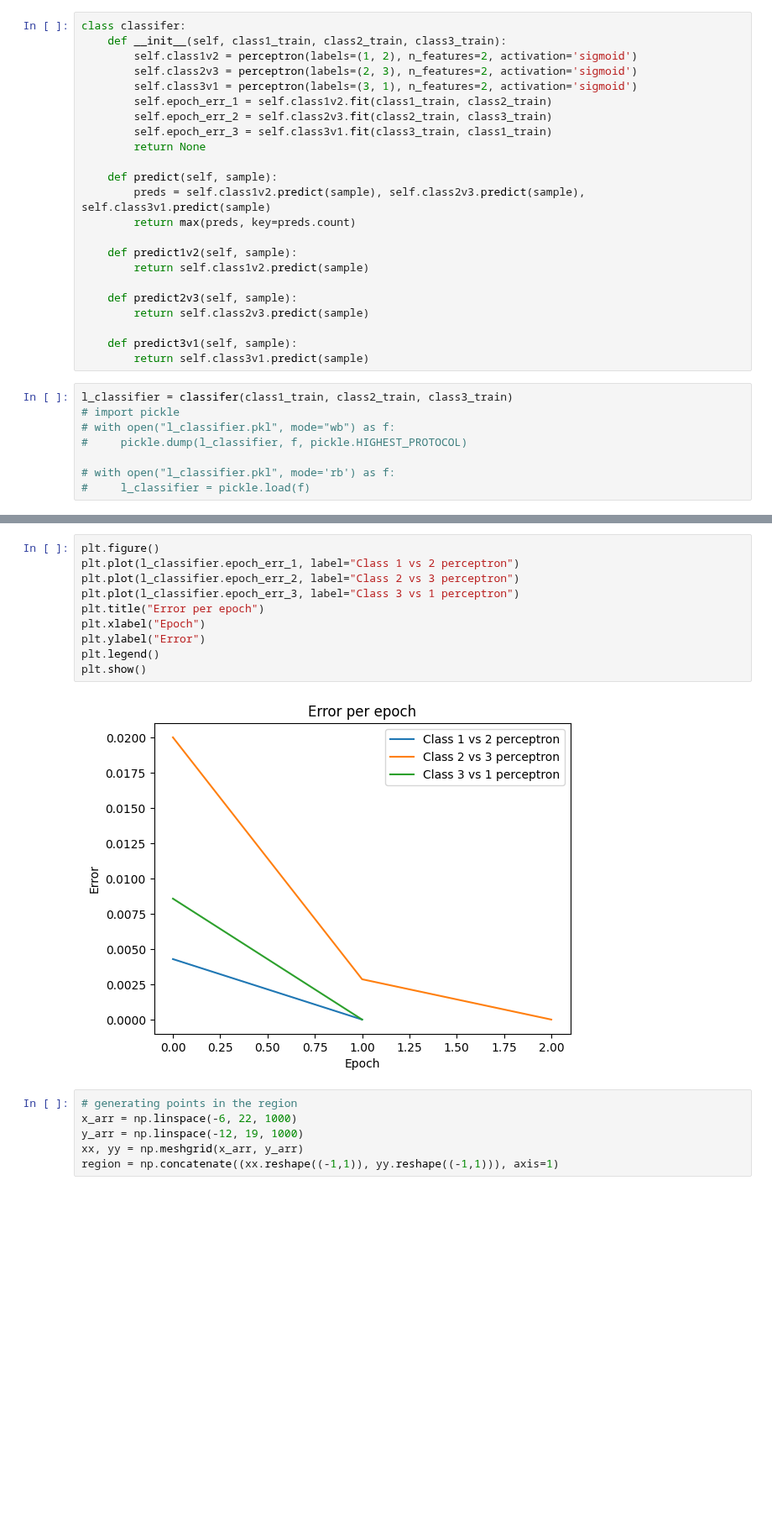
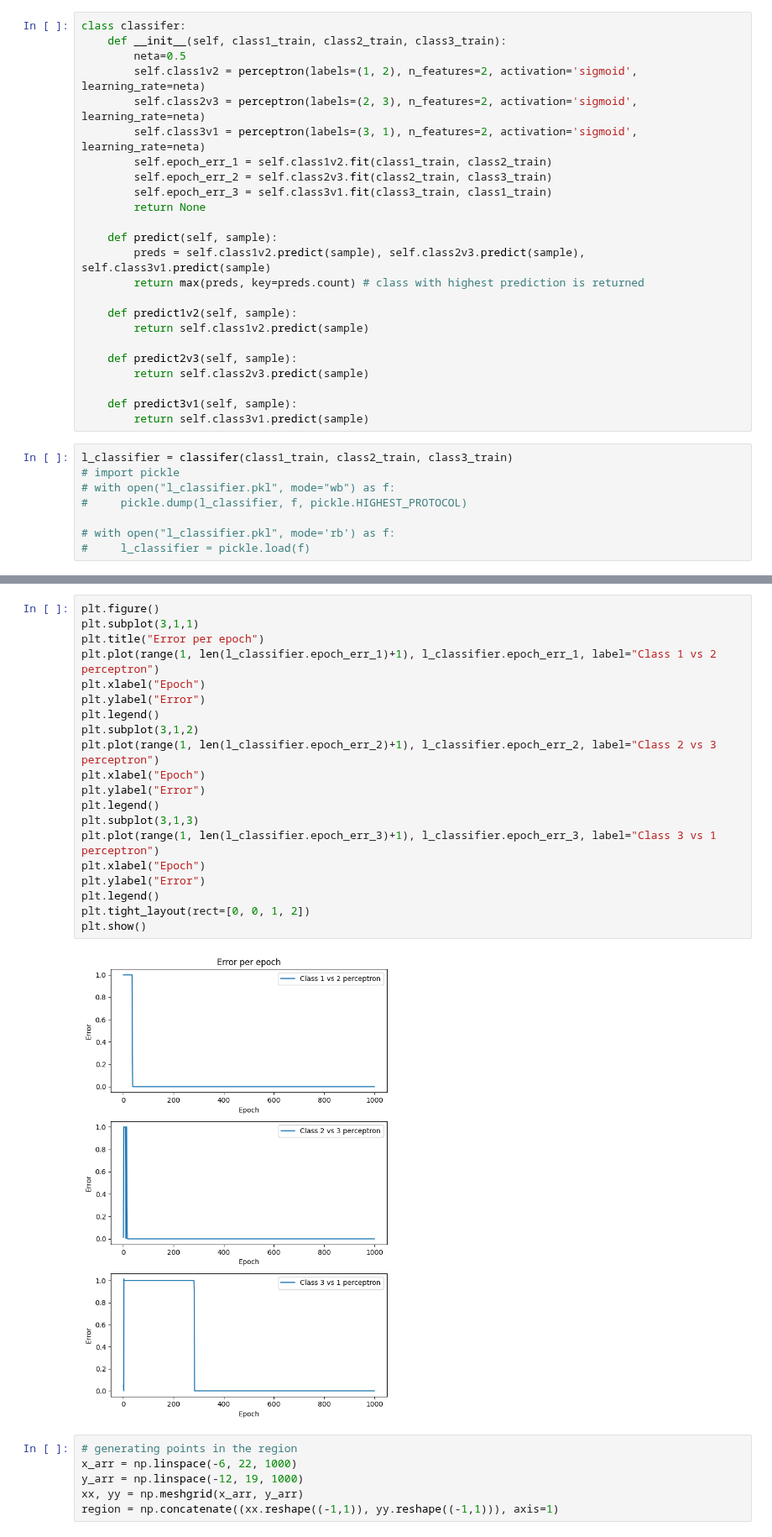
Before and after one commit to imraunav/Deep-Learning-and-Applications, a Jupyter notebook: classification_linearData.ipynb, the cells around one changed output, grey strips where cells are left out. Shown at 84% size. Saved outputs shown, nothing was run; the diff lists cells and outputs as text; blank space fills up the shorter version.

```diff
--- a/classification_linearData.ipynb
+++ b/classification_linearData.ipynb
@@ -67,9 +67,10 @@ plt.show()
 # %%
 class classifer:
     def __init__(self, class1_train, class2_train, class3_train):
-        self.class1v2 = perceptron(labels=(1, 2), n_features=2, activation='sigmoid')
-        self.class2v3 = perceptron(labels=(2, 3), n_features=2, activation='sigmoid')
-        self.class3v1 = perceptron(labels=(3, 1), n_features=2, activation='sigmoid')
+        neta=0.5
+        self.class1v2 = perceptron(labels=(1, 2), n_features=2, activation='sigmoid', learning_rate=neta)
+        self.class2v3 = perceptron(labels=(2, 3), n_features=2, activation='sigmoid', learning_rate=neta)
+        self.class3v1 = perceptron(labels=(3, 1), n_features=2, activation='sigmoid', learning_rate=neta)
         self.epoch_err_1 = self.class1v2.fit(class1_train, class2_train)
         self.epoch_err_2 = self.class2v3.fit(class2_train, class3_train)
         self.epoch_err_3 = self.class3v1.fit(class3_train, class1_train)
@@ -77,7 +78,7 @@ class classifer:
 
     def predict(self, sample):
         preds = self.class1v2.predict(sample), self.class2v3.predict(sample), self.class3v1.predict(sample)
-        return max(preds, key=preds.count)
+        return max(preds, key=preds.count) # class with highest prediction is returned
 
     def predict1v2(self, sample):
         return self.class1v2.predict(sample)
@@ -102,15 +103,25 @@ len(l_classifier.epoch_err_1), len(l_classifier.epoch_err_2), len(l_classifier.e
 # %%
 plt.figure()
-plt.plot(l_classifier.epoch_err_1, label="Class 1 vs 2 perceptron")
-plt.plot(l_classifier.epoch_err_2, label="Class 2 vs 3 perceptron")
-plt.plot(l_classifier.epoch_err_3, label="Class 3 vs 1 perceptron")
+plt.subplot(3,1,1)
 plt.title("Error per epoch")
+plt.plot(range(1, len(l_classifier.epoch_err_1)+1), l_classifier.epoch_err_1, label="Class 1 vs 2 perceptron")
 plt.xlabel("Epoch")
 plt.ylabel("Error")
 plt.legend()
+plt.subplot(3,1,2)
+plt.plot(range(1, len(l_classifier.epoch_err_2)+1), l_classifier.epoch_err_2, label="Class 2 vs 3 perceptron")
+plt.xlabel("Epoch")
+plt.ylabel("Error")
+plt.legend()
+plt.subplot(3,1,3)
+plt.plot(range(1, len(l_classifier.epoch_err_3)+1), l_classifier.epoch_err_3, label="Class 3 vs 1 perceptron")
+plt.xlabel("Epoch")
+plt.ylabel("Error")
+plt.legend()
+plt.tight_layout(rect=[0, 0, 1, 2])
 plt.show()
 # %% [output]
-[figure, old version]
+[figure, new version]
 # %%
 # generating points in the region
 x_arr = np.linspace(-6, 22, 1000)
```
Also changed, not shown: parts of 5 cells of this notebook, 1 other file.
